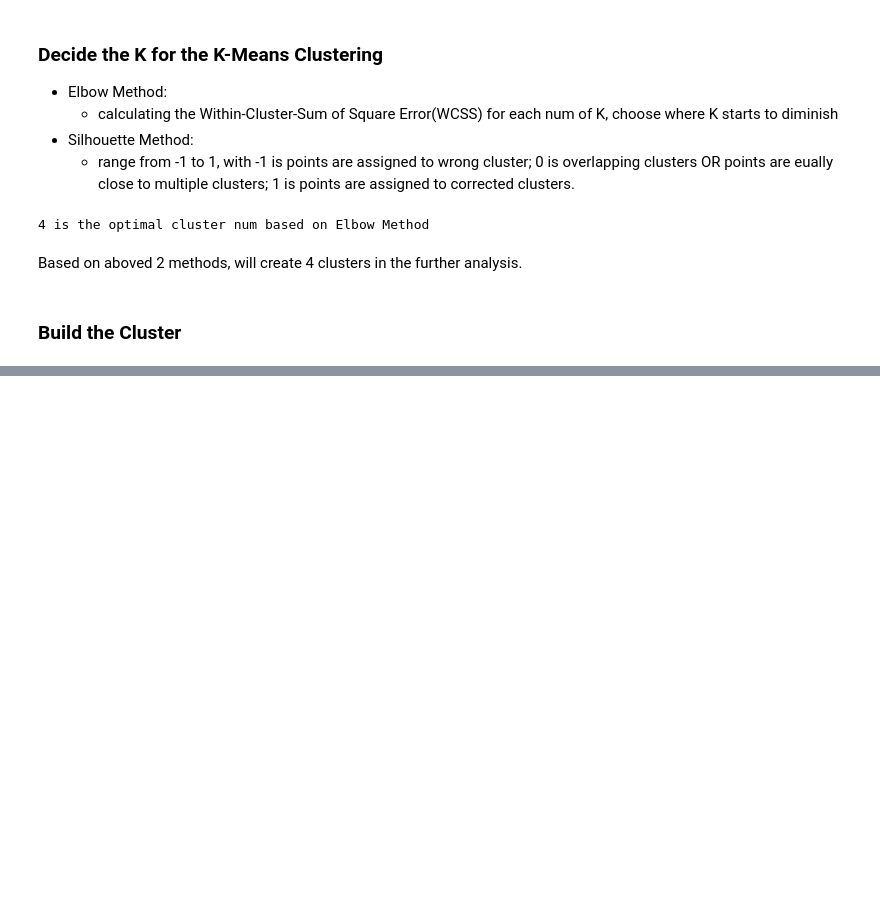
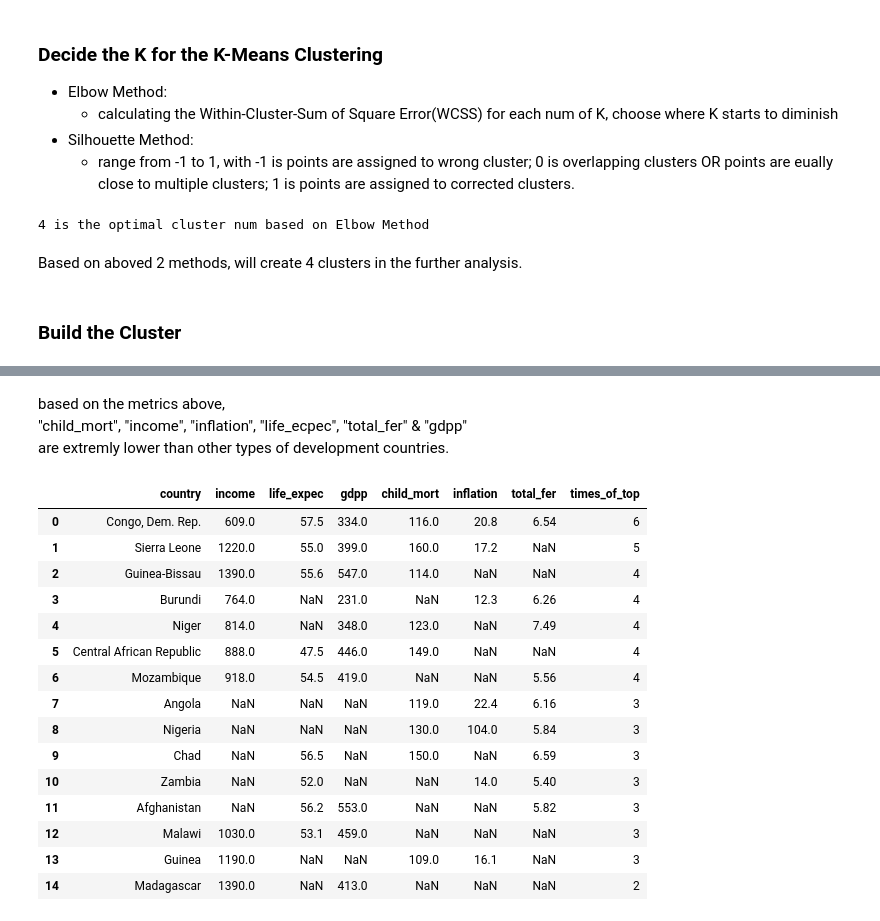
Before and after one commit to tiatsou/funding_allocation, a Jupyter notebook: aid_funding_allocation.ipynb, the cells around one changed output, grey strips where cells are left out. Saved outputs shown, nothing was run; the diff lists cells and outputs as text; code cells hidden in the pictures; blank space fills up the shorter version.

Commit message:
Add files via upload
add cluster result and final reconmmendation

```diff
--- a/aid_funding_allocation.ipynb
+++ b/aid_funding_allocation.ipynb
@@ -245,0 +315,38 @@ Name: country, dtype: int64
+# %% [markdown]
+based on the metrics above, \
+"child_mort", "income", "inflation", "life_ecpec", "total_fer" & "gdpp" \
+are extremly lower than other types of development countries.
+# %%
+## identify how to allocate the aid fundings
+df_low_developed = df_ori[df_ori['development_type']=='low developed']
+
+df_allocation = pd.DataFrame(columns=['country'])
+
+## order by ascending
+for i in ["income", "life_expec", "gdpp"]:
+    df_result = df_low_developed.sort_values(by=f'{i}')[['country',f'{i}']].reset_index(drop=True).head(15)
+    df_allocation = pd.merge(df_allocation, df_result, on='country', how='outer')
+## order by descending
+for i in ["child_mort", "inflation", "total_fer"]:
+    df_result = df_low_developed.sort_values(by=f'{i}', ascending=False)[['country',f'{i}']].reset_index(drop=True).head(15)
+    df_allocation = pd.merge(df_allocation, df_result, on='country', how='outer')
+
+df_allocation['times_of_top'] = df_allocation.notna().sum(axis=1)-1
+df_allocation.sort_values(by='times_of_top', ascending=False, ignore_index=True).head(15)
+# %% [output]
+|  | country | income | life_expec | gdpp | child_mort | inflation | total_fer | times_of_top |
+| 0 | Congo, Dem. Rep. | 609.0 | 57.5 | 334.0 | 116.0 | 20.8 | 6.54 | 6 |
+| 1 | Sierra Leone | 1220.0 | 55.0 | 399.0 | 160.0 | 17.2 | NaN | 5 |
+| 2 | Guinea-Bissau | 1390.0 | 55.6 | 547.0 | 114.0 | NaN | NaN | 4 |
+| 3 | Burundi | 764.0 | NaN | 231.0 | NaN | 12.3 | 6.26 | 4 |
+| 4 | Niger | 814.0 | NaN | 348.0 | 123.0 | NaN | 7.49 | 4 |
+| 5 | Central African Republic | 888.0 | 47.5 | 446.0 | 149.0 | NaN | NaN | 4 |
+| 6 | Mozambique | 918.0 | 54.5 | 419.0 | NaN | NaN | 5.56 | 4 |
+| 7 | Angola | NaN | NaN | NaN | 119.0 | 22.4 | 6.16 | 3 |
+| 8 | Nigeria | NaN | NaN | NaN | 130.0 | 104.0 | 5.84 | 3 |
+| 9 | Chad | NaN | 56.5 | NaN | 150.0 | NaN | 6.59 | 3 |
+| 10 | Zambia | NaN | 52.0 | NaN | NaN | 14.0 | 5.40 | 3 |
+| 11 | Afghanistan | NaN | 56.2 | 553.0 | NaN | NaN | 5.82 | 3 |
+| 12 | Malawi | 1030.0 | 53.1 | 459.0 | NaN | NaN | NaN | 3 |
+| 13 | Guinea | 1190.0 | NaN | NaN | 109.0 | 16.1 | NaN | 3 |
+| 14 | Madagascar | 1390.0 | NaN | 413.0 | NaN | NaN | NaN | 2 |
```
Also changed, not shown: parts of 12 cells of this notebook.
